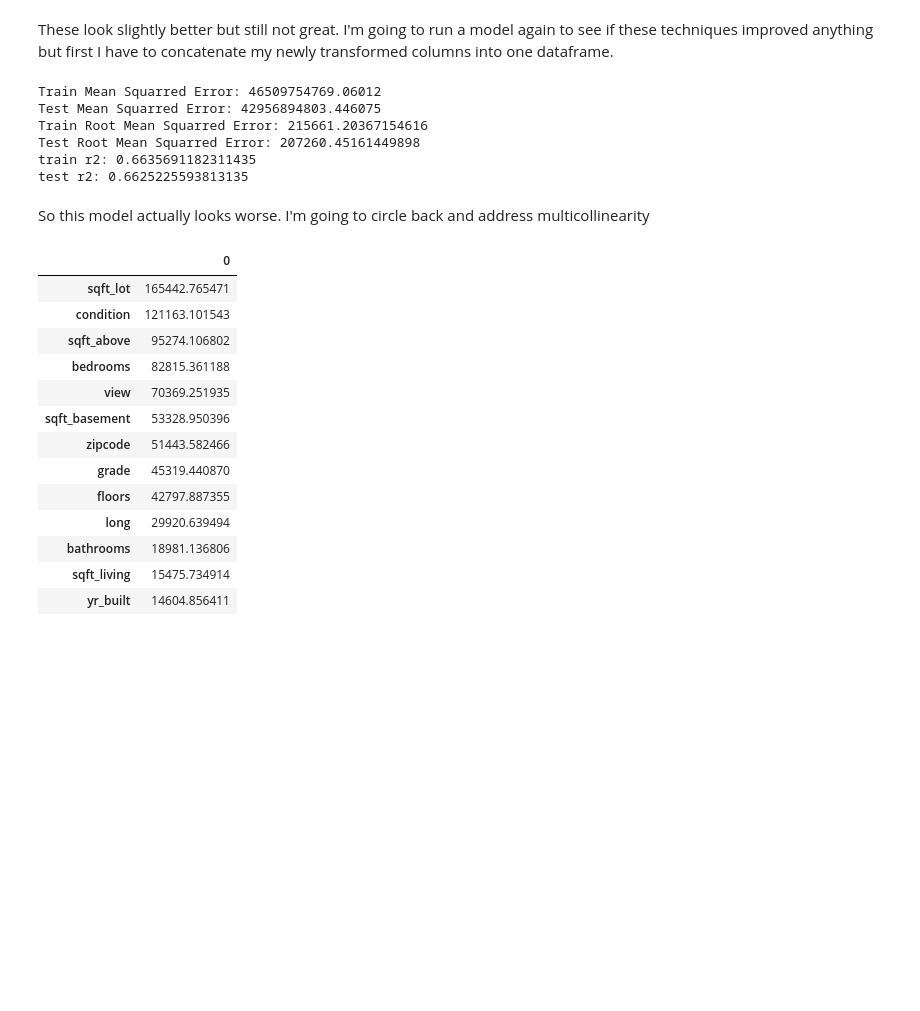
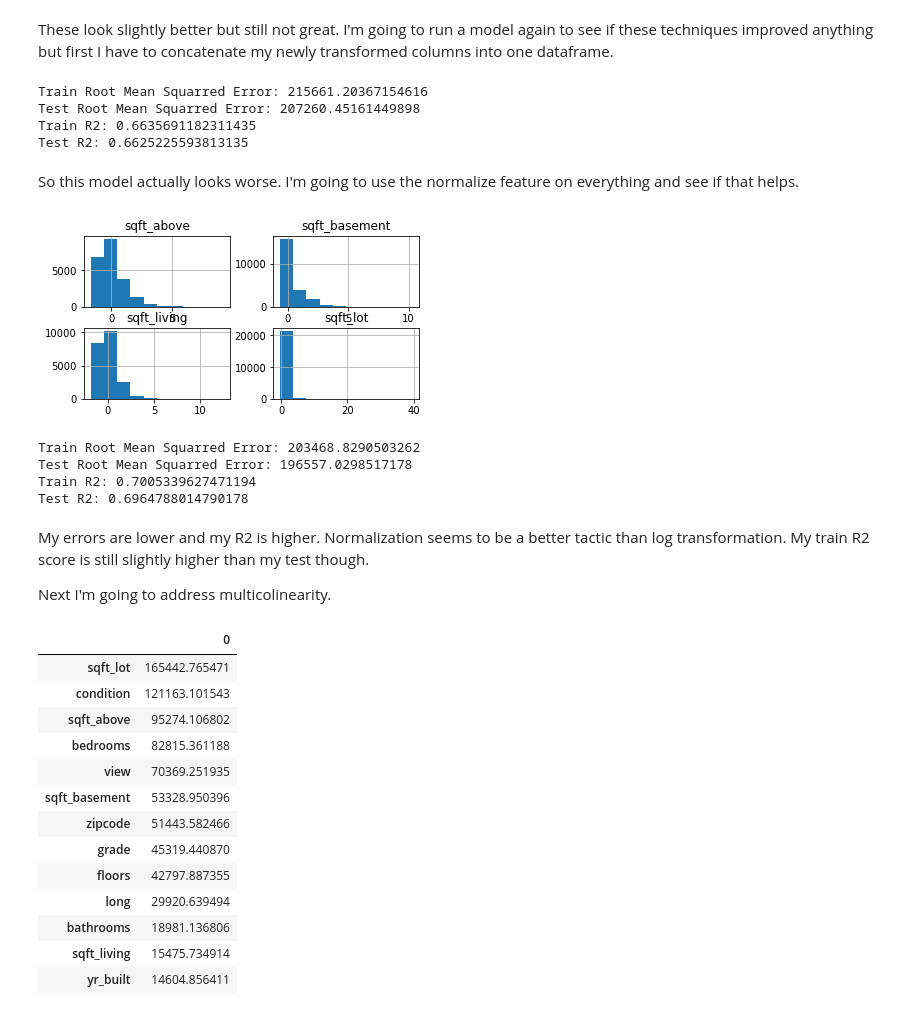
Before and after one commit to christisarv/linear-modeling-house-prices, a Jupyter notebook: Phase 2 Project Scratch Notebook.ipynb, the cells around one changed output. Saved outputs shown, nothing was run; the diff lists cells and outputs as text; code cells hidden in the pictures; blank space fills up the shorter version.

```diff
--- a/Phase 2 Project Scratch Notebook.ipynb
+++ b/Phase 2 Project Scratch Notebook.ipynb
@@ -213,22 +237,24 @@ model2 = linreg.fit(X_train_scaled_2, y_train)
 y_hat_train = linreg.predict(X_train_scaled_2)
 y_hat_test = linreg.predict(X_test_scaled_2)
 # %%
-train_mse = mean_squared_error(y_train, y_hat_train)
-test_mse = mean_squared_error(y_test, y_hat_test)
-print('Train Mean Squarred Error:', train_mse)
-print('Test Mean Squarred Error:', test_mse)
-train_rmse = np.sqrt(mean_squared_error(y_train, y_hat_train))
-test_rmse = np.sqrt(mean_squared_error(y_test, y_hat_test))
-print('Train Root Mean Squarred Error:', train_rmse)
-print('Test Root Mean Squarred Error:', test_rmse)
-print(f'train r2: {r2_score(y_train, y_hat_train)}')
-print(f'test r2: {r2_score(y_test, y_hat_test)}')
+# print(f'Train Mean Squarred Error: {mean_squared_error(y_train, y_hat_train)}')
+# print(f'Test Mean Squarred Error: {mean_squared_error(y_test, y_hat_test)}')
+print(f'Train Root Mean Squarred Error: {np.sqrt(mean_squared_error(y_train, y_hat_train))}')
+print(f'Test Root Mean Squarred Error: {np.sqrt(mean_squared_error(y_test, y_hat_test))}')
+print(f'Train R2: {r2_score(y_train, y_hat_train)}')
+print(f'Test R2: {r2_score(y_test, y_hat_test)}')
 # %% [output]
-Train Mean Squarred Error: 46509754769.06012
-Test Mean Squarred Error: 42956894803.446075
 Train Root Mean Squarred Error: 215661.20367154616
 Test Root Mean Squarred Error: 207260.45161449898
-train r2: 0.6635691182311435
-test r2: 0.6625225593813135
+Train R2: 0.6635691182311435
+Test R2: 0.6625225593813135
 # %% [markdown]
-So this model actually looks worse. I'm going to circle back and address multicollinearity
+So this model actually looks worse. I'm going to use the normalize feature on everything and see if that helps.
+# %%
+con_cols_norm = data[con_cols].apply(normalize)
+# %%
+fig = plt.figure(figsize = (6,3))
+ax = fig.gca()
+con_cols_norm.hist(ax = ax);
+# %% [output]
+[figure, added]
@@ -235 +274,15 @@ So this model actually looks worse. I'm going to circle back and address multico
+# %%
+print(f'Train Root Mean Squarred Error: {np.sqrt(mean_squared_error(y_train, y_hat_train))}')
+print(f'Test Root Mean Squarred Error: {np.sqrt(mean_squared_error(y_test, y_hat_test))}')
+print(f'Train R2: {r2_score(y_train, y_hat_train)}')
+print(f'Test R2: {r2_score(y_test, y_hat_test)}')
+# %% [output]
+Train Root Mean Squarred Error: 203468.8290503262
+Test Root Mean Squarred Error: 196557.0298517178
+Train R2: 0.7005339627471194
+Test R2: 0.6964788014790178
+# %% [markdown]
+My errors are lower and my R2 is higher. Normalization seems to be a better tactic than log transformation. My train R2 score is still slightly higher than my test though.
+
+Next I'm going to address multicolinearity.
 # %%
```
Also changed, not shown: parts of 17 cells of this notebook, 3 other files.
